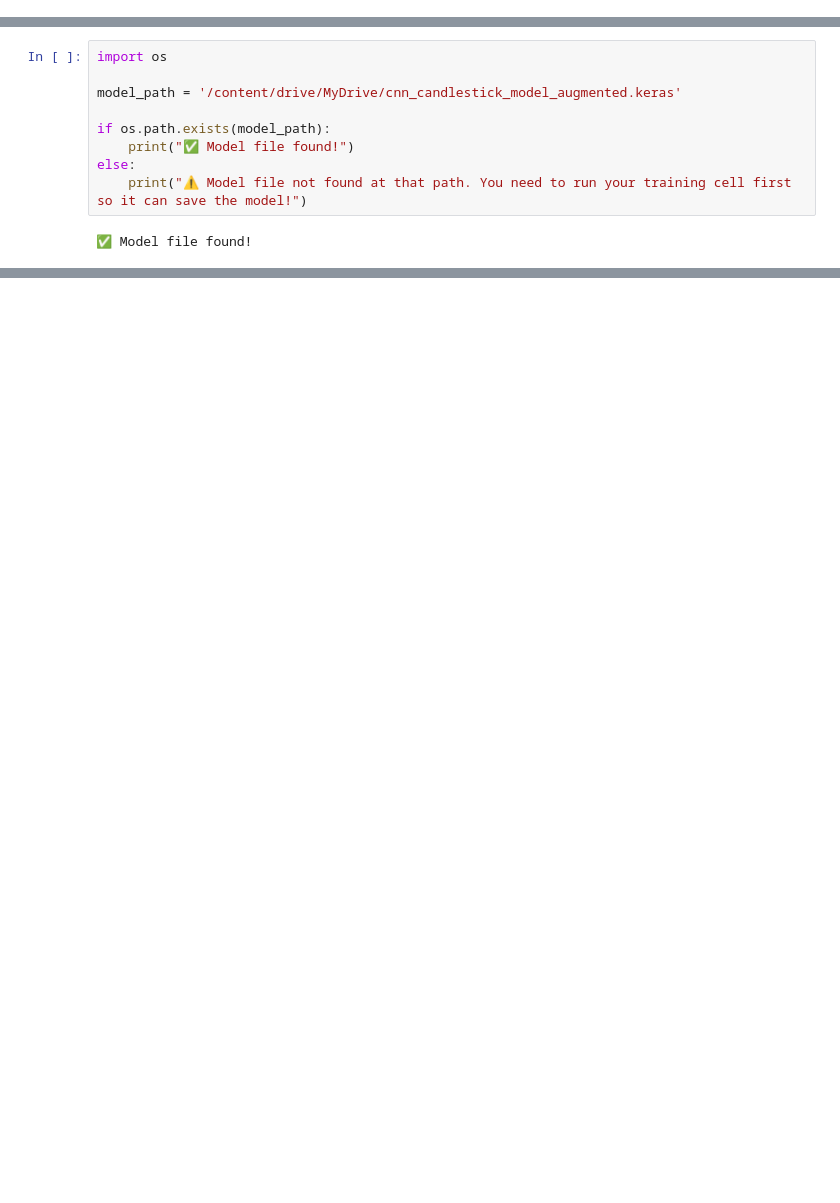
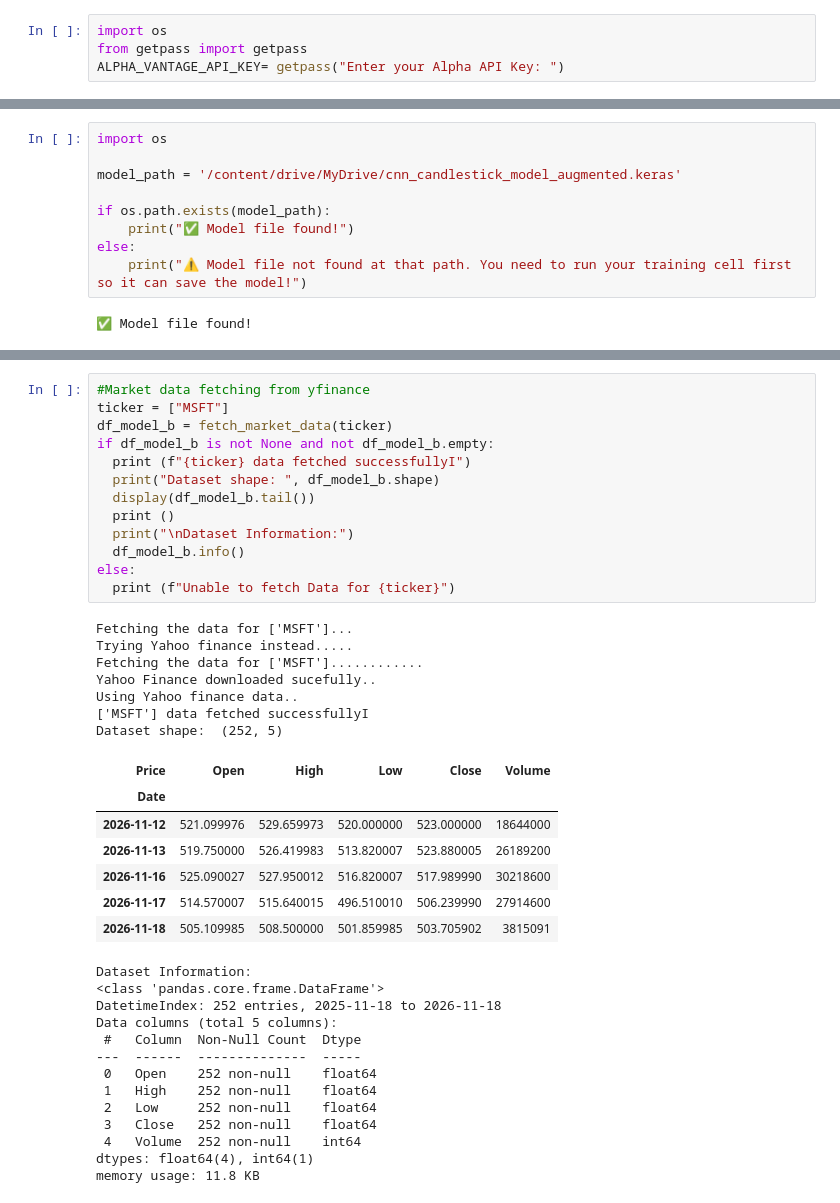
Before and after one commit to villsydican/machine-learning-project, a Jupyter notebook: Chart_annalysis_py.ipynb, the cells around one changed output, grey strips where cells are left out. Saved outputs shown, nothing was run; the diff lists cells and outputs as text; blank space fills up the shorter version.

```diff
--- a/Chart_annalysis_py.ipynb
+++ b/Chart_annalysis_py.ipynb
@@ -413,0 +486,4 @@ Model loaded successfully
+# %%
+import os
+from getpass import getpass
+ALPHA_VANTAGE_API_KEY= getpass("Enter your Alpha API Key: ")
@@ -743,0 +1074,41 @@ else:
+# %%
+#Market data fetching from yfinance
+ticker = ["MSFT"]
+df_model_b = fetch_market_data(ticker)
+if df_model_b is not None and not df_model_b.empty:
+  print (f"{ticker} data fetched successfullyI")
+  print("Dataset shape: ", df_model_b.shape)
+  display(df_model_b.tail())
+  print ()
+  print("\nDataset Information:")
+  df_model_b.info()
+else:
+  print (f"Unable to fetch Data for {ticker}")
+# %% [output]
+Fetching the data for ['MSFT']...
+Trying Yahoo finance instead.....
+Fetching the data for ['MSFT']............
+Yahoo Finance downloaded sucefully..
+Using Yahoo finance data..
+['MSFT'] data fetched successfullyI
+Dataset shape:  (252, 5)
+| Price | Open | High | Low | Close | Volume |
+| Date |  |  |  |  |  |
+| 2026-11-12 | 521.099976 | 529.659973 | 520.000000 | 523.000000 | 18644000 |
+| 2026-11-13 | 519.750000 | 526.419983 | 513.820007 | 523.880005 | 26189200 |
+| 2026-11-16 | 525.090027 | 527.950012 | 516.820007 | 517.989990 | 30218600 |
+| 2026-11-17 | 514.570007 | 515.640015 | 496.510010 | 506.239990 | 27914600 |
+| 2026-11-18 | 505.109985 | 508.500000 | 501.859985 | 503.705902 | 3815091 |
+Dataset Information:
+<class 'pandas.core.frame.DataFrame'>
+DatetimeIndex: 252 entries, 2025-11-18 to 2026-11-18
+Data columns (total 5 columns):
+ #   Column  Non-Null Count  Dtype
+---  ------  --------------  -----
+ 0   Open    252 non-null    float64
+ 1   High    252 non-null    float64
+ 2   Low     252 non-null    float64
+ 3   Close   252 non-null    float64
+ 4   Volume  252 non-null    int64
+dtypes: float64(4), int64(1)
+memory usage: 11.8 KB
```
Also changed, not shown: parts of 27 cells of this notebook.
